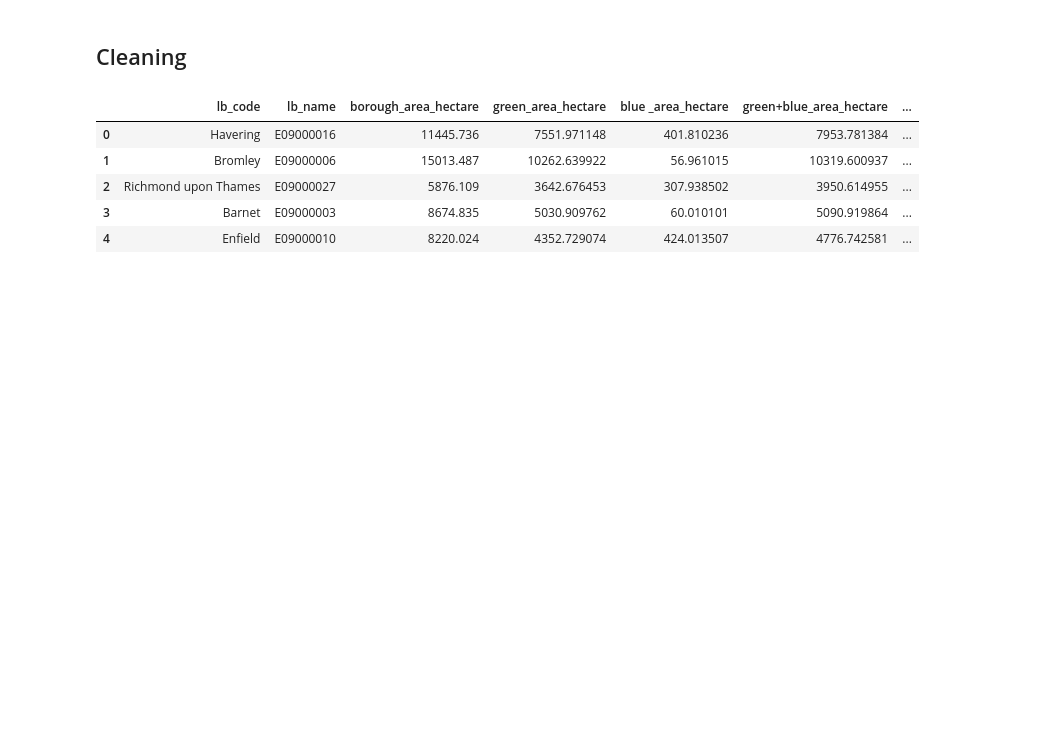
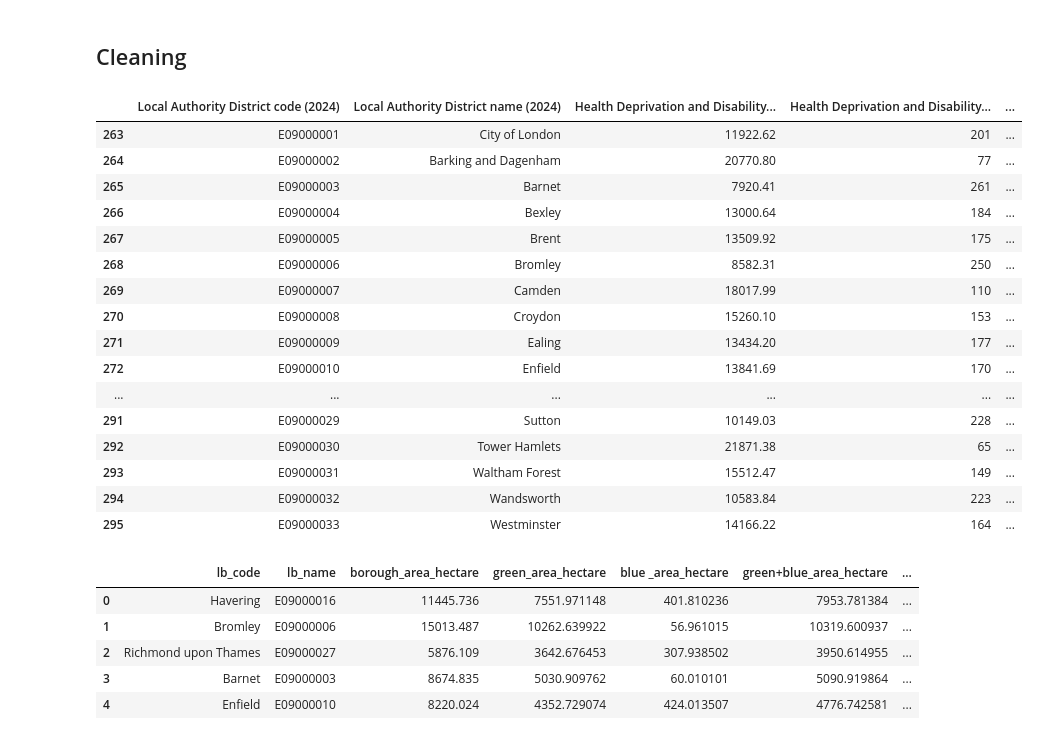
Before and after one commit to aaronoisin/M6006-ds2026-24000117484, a Jupyter notebook: Assessment_1/Cleaning.ipynb, the cells around one changed output. Drawn from its saved outputs; the diff is of its cells as text; code cells hidden in the pictures; blank space fills up the shorter version.

```diff
--- a/Assessment_1/Cleaning.ipynb
+++ b/Assessment_1/Cleaning.ipynb
@@ -27,6 +28,26 @@ wealth = wealth[wealth['Local Authority District code (2024)'].str.contains('E09
 
 #g_cover = pd.read_csv('Data/g_cover.csv')
 g_cover = pd.read_excel('Data/green_cover_borough_summary_0.05.xlsx', sheet_name='borough_green_cover')
+# %%
+health
+# %% [output]
+|  | Local Authority District code (2024) | Local Authority District name (2024) | Health Deprivation and Disability... | Health Deprivation and Disability... | ... |
+| 263 | E09000001 | City of London | 11922.62 | 201 | ... |
+| 264 | E09000002 | Barking and Dagenham | 20770.80 | 77 | ... |
+| 265 | E09000003 | Barnet | 7920.41 | 261 | ... |
+| 266 | E09000004 | Bexley | 13000.64 | 184 | ... |
+| 267 | E09000005 | Brent | 13509.92 | 175 | ... |
+| 268 | E09000006 | Bromley | 8582.31 | 250 | ... |
+| 269 | E09000007 | Camden | 18017.99 | 110 | ... |
+| 270 | E09000008 | Croydon | 15260.10 | 153 | ... |
+| 271 | E09000009 | Ealing | 13434.20 | 177 | ... |
+| 272 | E09000010 | Enfield | 13841.69 | 170 | ... |
+| ... | ... | ... | ... | ... | ... |
+| 291 | E09000029 | Sutton | 10149.03 | 228 | ... |
+| 292 | E09000030 | Tower Hamlets | 21871.38 | 65 | ... |
+| 293 | E09000031 | Waltham Forest | 15512.47 | 149 | ... |
+| 294 | E09000032 | Wandsworth | 10583.84 | 223 | ... |
+| 295 | E09000033 | Westminster | 14166.22 | 164 | ... |
 # %%
 g_cover.head()
 # %% [output]
```
Also changed, not shown: parts of 24 cells of this notebook.
